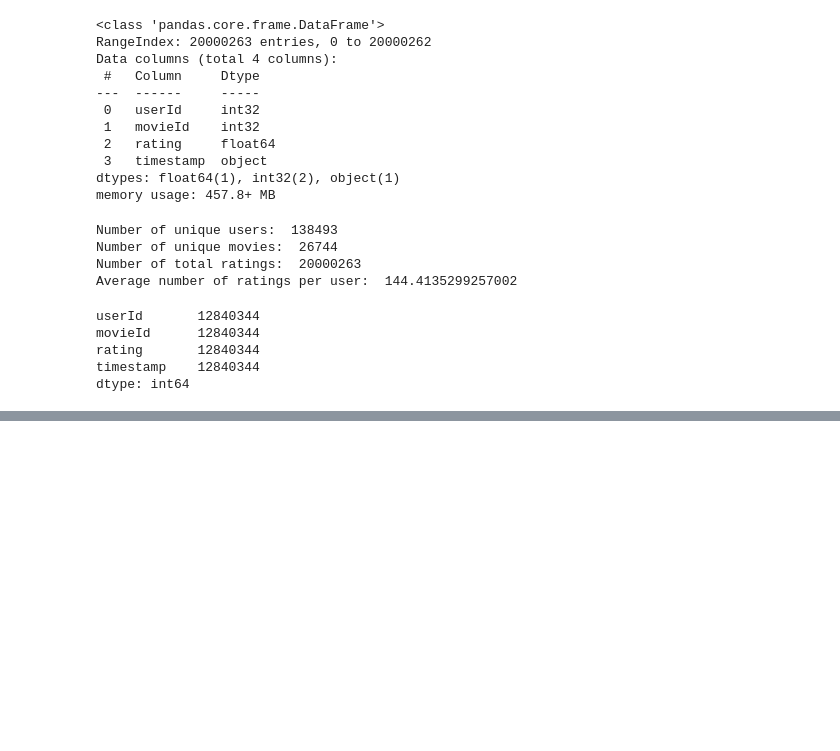
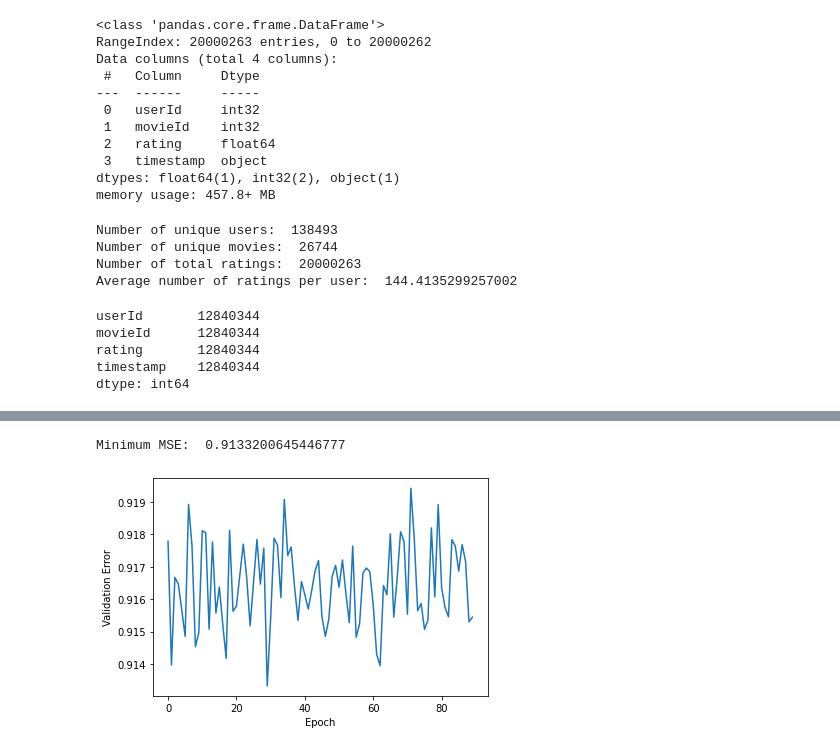
Before and after one commit to hoiho77/Deep-learning, a Jupyter notebook: Deep Learning_recommendation/RBM.ipynb, the cells around one changed output, grey strips where cells are left out. Drawn from its saved outputs; the diff is of its cells as text; code cells hidden in the pictures; blank space fills up the shorter version.

```diff
--- a/Deep Learning_recommendation/RBM.ipynb
+++ b/Deep Learning_recommendation/RBM.ipynb
@@ -219,0 +221,3 @@ Average number of ratings per user:  1.6618874541104272
+# %%
+X_train, X_test = train_test_split(ratingDFX3, test_size=0.10, shuffle=True, random_state=2018)
+X_validation, X_test = train_test_split(X_test, test_size=0.50, shuffle=True, random_state=2018)
@@ -219,0 +262,25 @@ Average number of ratings per user:  1.6618874541104272
+# %%
+## 실험1 - 하나의 잠재요인 가진 행렬 인수분해를 사용한 추천 시스템
+n_latent_factors = 1
+
+user_input = Input(shape=[1], name='user')
+user_embedding = Embedding(input_dim=n_users + 1, \
+                           output_dim=n_latent_factors, \
+                           name='user_embedding')(user_input)
+user_vec = Flatten(name='flatten_users')(user_embedding)
+
+movie_input = Input(shape=[1], name='movie')
+movie_embedding = Embedding(input_dim=n_movies + 1, \
+                            output_dim=n_latent_factors,
+                            name='movie_embedding')(movie_input)
+movie_vec = Flatten(name='flatten_movies')(movie_embedding)
+
+product = dot([movie_vec, user_vec], axes=1)
+model = Model(inputs=[user_input, movie_input], outputs=product)
+model.compile('adam', 'mean_squared_error')
+# %%
+history = model.fit(x=[X_train.newUserId, X_train.newMovieId], \
+                    y=X_train.rating, epochs=100, \
+                    validation_data=([X_validation.newUserId, \
+                    X_validation.newMovieId], X_validation.rating), \
+                    verbose=1)
@@ -219,0 +305,8 @@ Average number of ratings per user:  1.6618874541104272
+# %%
+pd.Series(history.history['val_loss'][10:]).plot(logy=False)
+plt.xlabel("Epoch")
+plt.ylabel("Validation Error")
+print('Minimum MSE: ', min(history.history['val_loss']))
+# %% [output]
+Minimum MSE:  0.9133200645446777
+[figure, added]
```
Also changed, not shown: parts of 24 cells of this notebook.
